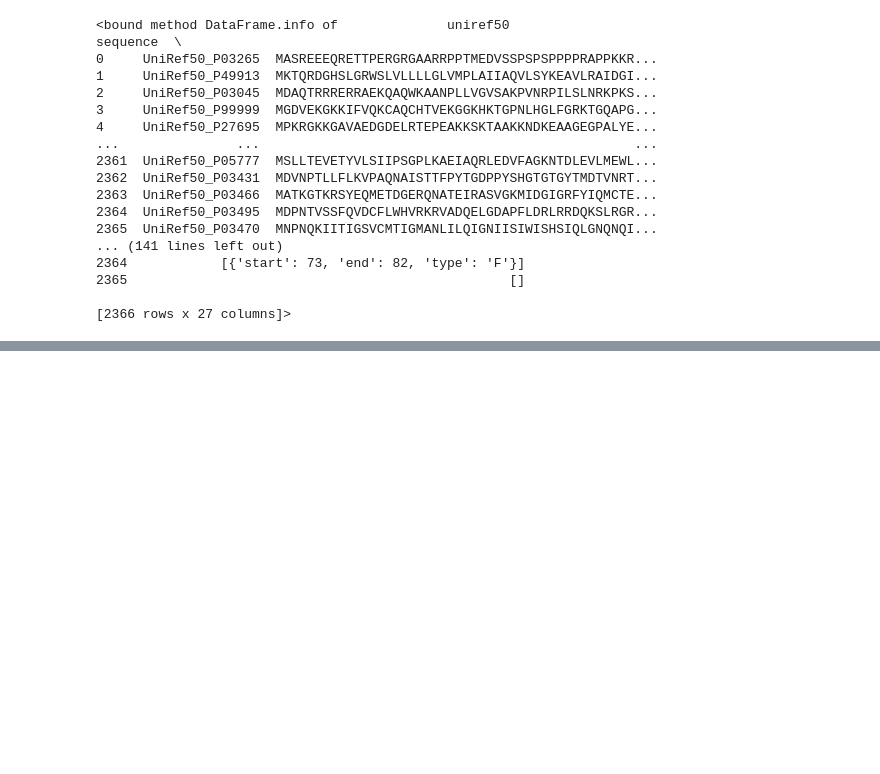
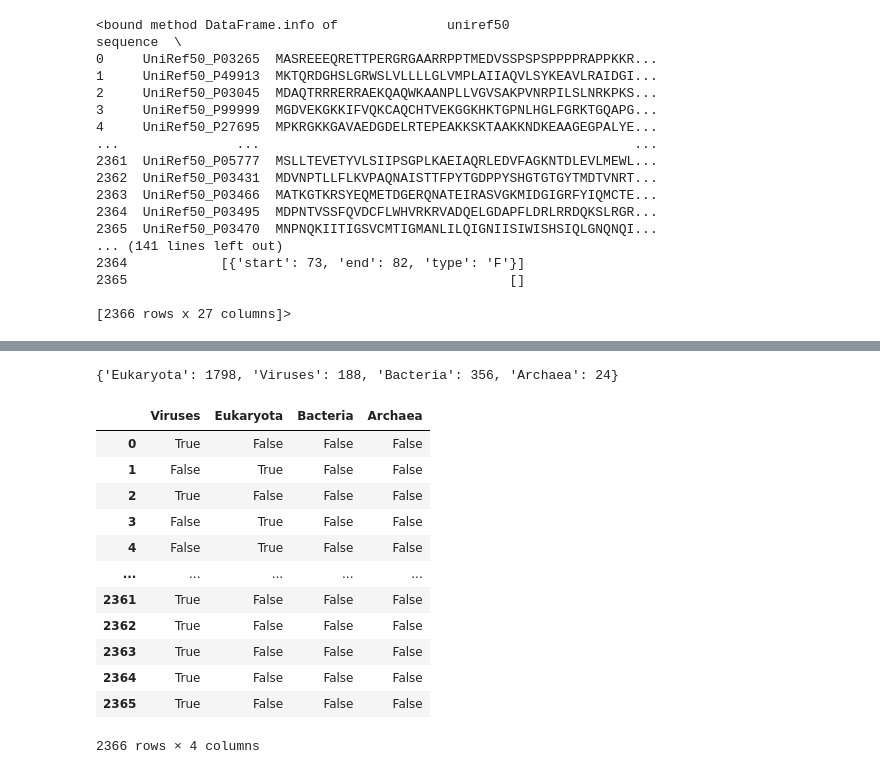
Before and after one commit to michellegarcia2000/p-rotein, a Jupyter notebook: json_p-ai.ipynb, the cells around one changed output, grey strips where cells are left out. Cells and saved outputs as stored; diff of their text form; code cells hidden in the pictures; blank space fills up the shorter version.

Commit message:
created cleaned dataframe

```diff
--- a/json_p-ai.ipynb
+++ b/json_p-ai.ipynb
@@ -109,0 +119,39 @@ if True:
+# %%
+species_dict = {}
+species_dict["Eukaryota"] = list_count_tax.loc["Eukaryota"]
+species_dict["Viruses"] = list_count_tax.loc["Viruses"]
+species_dict["Bacteria"] = list_count_tax.loc["Bacteria"]
+species_dict["Archaea"] = list_count_tax.loc["Archaea"]
+species_dict
+# %% [output]
+{'Eukaryota': 1798, 'Viruses': 188, 'Bacteria': 356, 'Archaea': 24}
+# %%
+def boolean_df(item_lists, unique_items):
+# Create empty dict
+    bool_dict = {}
+
+    # Loop through all the tags
+    for i, item in enumerate(unique_items):
+
+        # Apply boolean mask
+        bool_dict[item] = item_lists.apply(lambda x: item in x)
+
+    # Return the results as a dataframe
+    return pd.DataFrame(bool_dict)
+# %%
+taxonomy_bool = boolean_df(new_df["taxonomy"], ['Viruses', 'Eukaryota', 'Bacteria', 'Archaea'])
+taxonomy_bool
+# %% [output]
+|  | Viruses | Eukaryota | Bacteria | Archaea |
+| 0 | True | False | False | False |
+| 1 | False | True | False | False |
+| 2 | True | False | False | False |
+| 3 | False | True | False | False |
+| 4 | False | True | False | False |
+| ... | ... | ... | ... | ... |
+| 2361 | True | False | False | False |
+| 2362 | True | False | False | False |
+| 2363 | True | False | False | False |
+| 2364 | True | False | False | False |
+| 2365 | True | False | False | False |
+2366 rows × 4 columns
```
Also changed, not shown: parts of 12 cells of this notebook, 3 other files.
